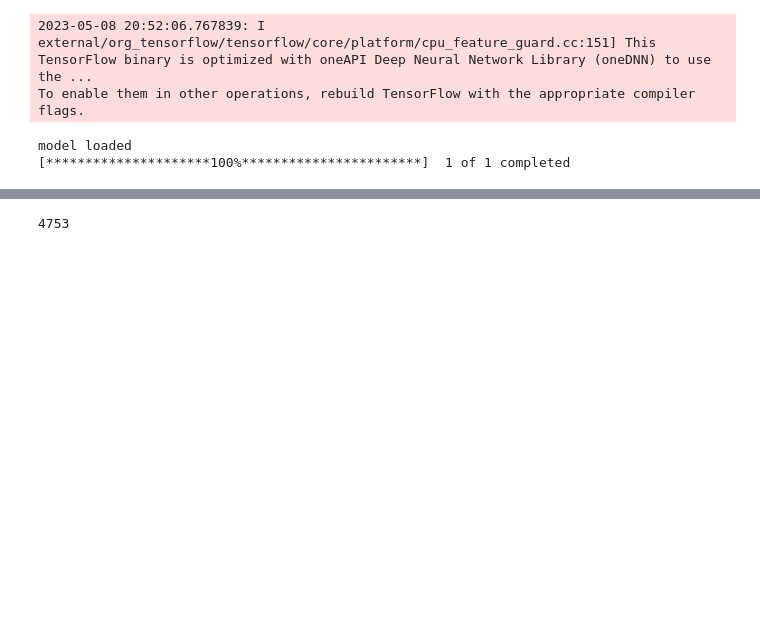
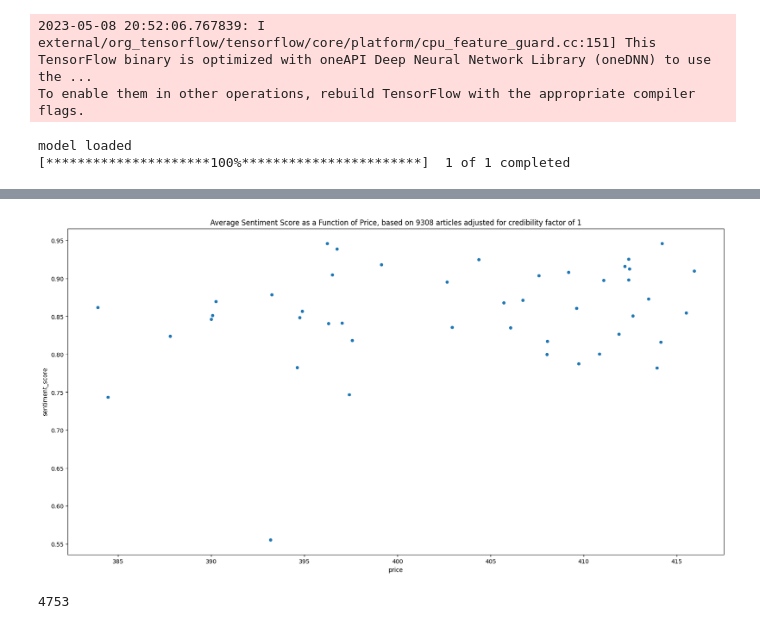
Before and after one commit to alpacaswillrule/am111_sparkv2, a Jupyter notebook: 1818sent.ipynb, the cells around one changed output, grey strips where cells are left out. Drawn from its saved outputs; the diff is of its cells as text; code cells hidden in the pictures; blank space fills up the shorter version.

```diff
--- a/1818sent.ipynb
+++ b/1818sent.ipynb
@@ -298,3 +317,8 @@ correlation next day:  0.021213224138166807
+# %%
+#graph the avg sentiment as a function of the price using mean_df
+ax = mean_df.plot.scatter(x='price', y='sentiment_score', figsize=(20, 10), title=f'Average Sentiment Score as a Function of Price, based on {len(df)} articles adjusted for credibility factor of {sentimentadjust}')
+# %% [output]
+[figure, added]
 # %%
 #read in pands df_sorted
 df = pd.read_parquet('./df_7sorted.parquet')
```
Also changed, not shown: parts of 8 cells of this notebook, 1 other file.
